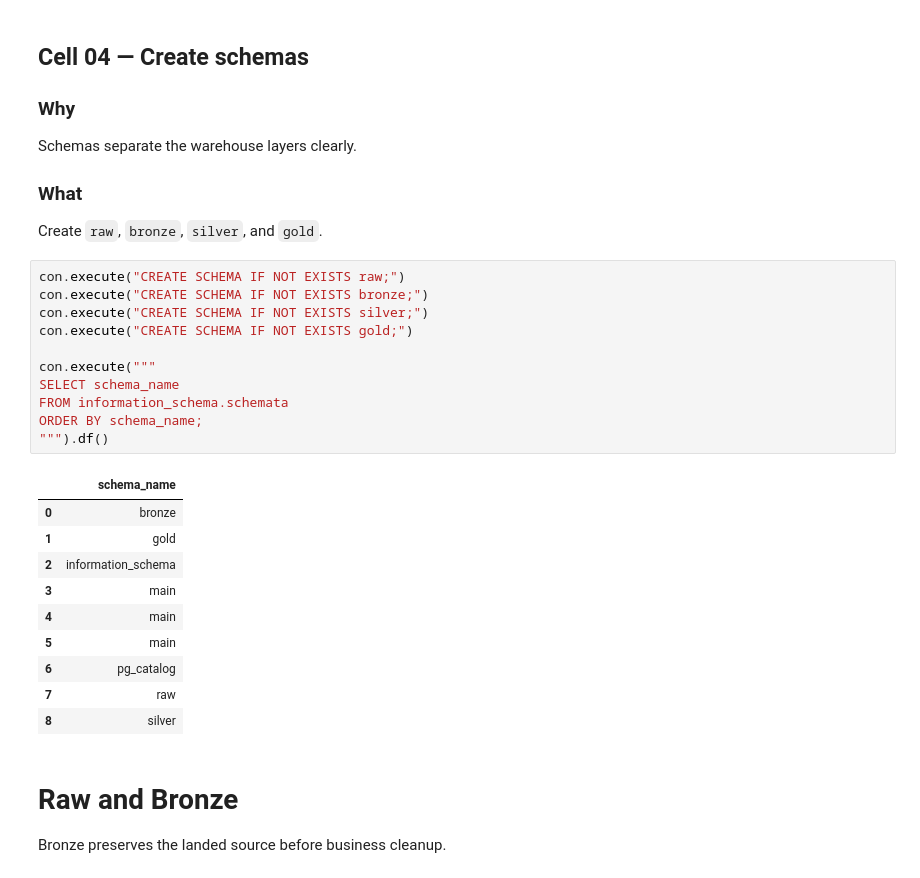
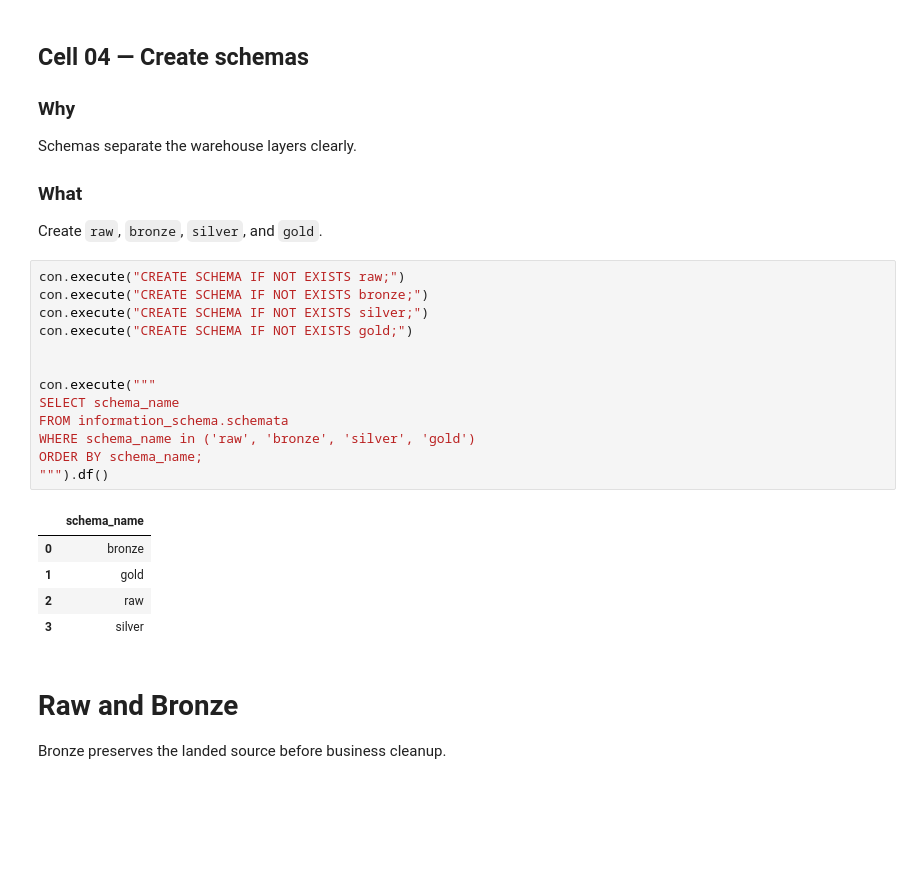
Before and after one commit to mahmoudparsian/data-warehousing, a Jupyter notebook: syllabus/week03-Medallion-Architecture-Introduction/sales_1400_messy_records/dw_1400_messy_records.ipynb, the cells around one changed output. Saved outputs shown, nothing was run; the diff lists cells and outputs as text; blank space fills up the shorter version.

```diff
--- a/syllabus/week03-Medallion-Architecture-Introduction/sales_1400_messy_records/dw_1400_messy_records.ipynb
+++ b/syllabus/week03-Medallion-Architecture-Introduction/sales_1400_messy_records/dw_1400_messy_records.ipynb
@@ -95,25 +102,22 @@ Create `raw`, `bronze`, `silver`, and `gold`.
 # %%
 con.execute("CREATE SCHEMA IF NOT EXISTS raw;")
 con.execute("CREATE SCHEMA IF NOT EXISTS bronze;")
 con.execute("CREATE SCHEMA IF NOT EXISTS silver;")
 con.execute("CREATE SCHEMA IF NOT EXISTS gold;")
 
+
 con.execute("""
 SELECT schema_name
 FROM information_schema.schemata
+WHERE schema_name in ('raw', 'bronze', 'silver', 'gold')
 ORDER BY schema_name;
 """).df()
 # %% [output]
 |  | schema_name |
 | 0 | bronze |
 | 1 | gold |
-| 2 | information_schema |
-| 3 | main |
-| 4 | main |
-| 5 | main |
-| 6 | pg_catalog |
-| 7 | raw |
-| 8 | silver |
+| 2 | raw |
+| 3 | silver |
 # %% [markdown]
 # Raw and Bronze
 
```
Also changed, not shown: parts of 52 cells of this notebook, 2 other files.
